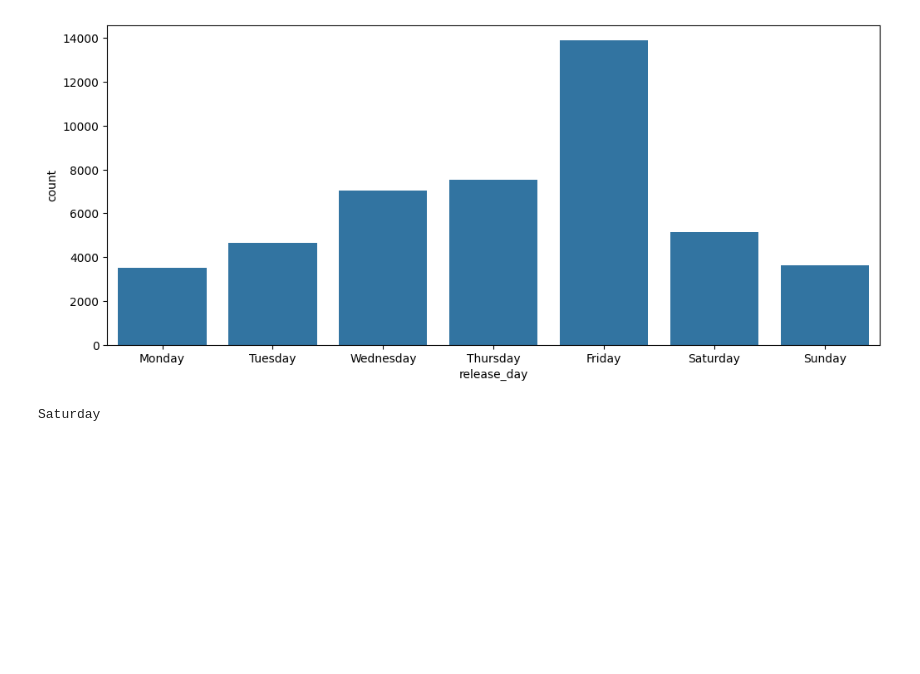
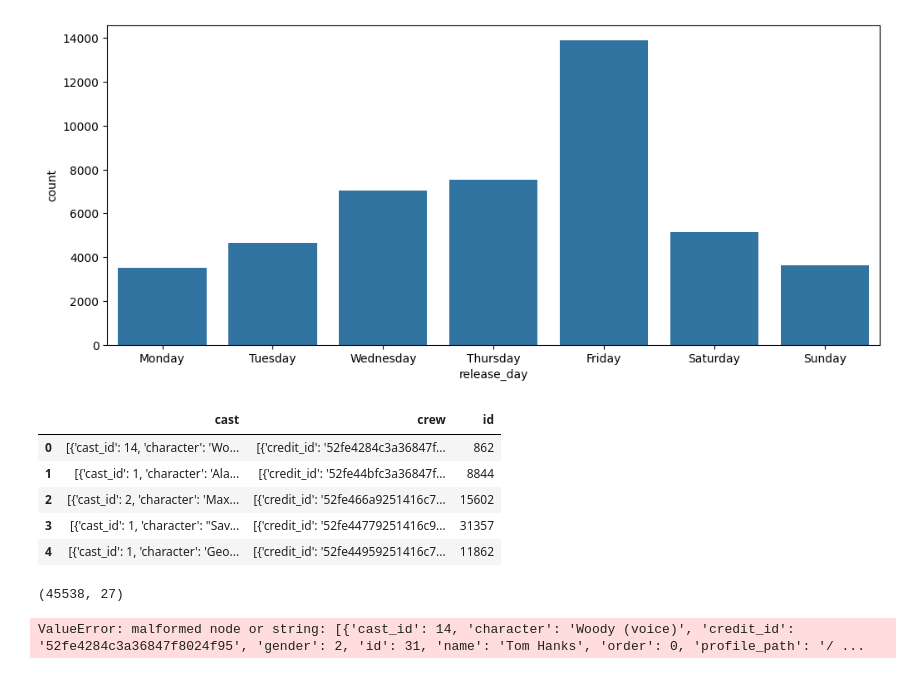
Before and after one commit to AleksandrMac/learning, a Jupyter notebook: ai/hw/7_3_Домашняя_работа.ipynb, the cells around one changed output. Cells and saved outputs as stored; diff of their text form; code cells hidden in the pictures; blank space fills up the shorter version.

```diff
--- a/ai/hw/7_3_Домашняя_работа.ipynb
+++ b/ai/hw/7_3_Домашняя_работа.ipynb
@@ -114,19 +114,33 @@ sns.barplot(x='release_day', y='count', data=release_day_df) # рисуем ст
 plt.show()
 # %% [output]
 [figure]
-# %%
-#    Известные актеры снимаются в самых кассовых фильмахimport calendar
-from datetime import datetime
-
-# Пример даты
-date = datetime(2025, 4, 5)  # 5 апреля 2025 года
-
-# Получаем номер дня недели (0 = понедельник, ..., 6 = воскресенье)
-weekday_index = date.weekday()
-
-# Получаем название дня недели на английском
-day_name = calendar.day_name[weekday_index]
-
-print(day_name)  # Выведет: Saturday
-# %% [output]
-Saturday
+# %%
+#    Известные актеры снимаются в самых кассовых фильмах
+credits_df = pd.read_csv('./the_movies_dataset/credits.csv')
+credits_df.head()
+# %% [output]
+|  | cast | crew | id |
+| 0 | [{'cast_id': 14, 'character': 'Wo... | [{'credit_id': '52fe4284c3a36847f... | 862 |
+| 1 | [{'cast_id': 1, 'character': 'Ala... | [{'credit_id': '52fe44bfc3a36847f... | 8844 |
+| 2 | [{'cast_id': 2, 'character': 'Max... | [{'credit_id': '52fe466a9251416c7... | 15602 |
+| 3 | [{'cast_id': 1, 'character': "Sav... | [{'credit_id': '52fe44779251416c9... | 31357 |
+| 4 | [{'cast_id': 1, 'character': 'Geo... | [{'credit_id': '52fe44959251416c7... | 11862 |
+# %%
+def convert_int(x):
+    try:
+        return int(x)
+    except:
+        return np.nan
+
+df['id'] = df['id'].apply(convert_int)  # Преобразуем к int
+df = df.drop(df[df['id'].isnull()].index)
+df['id'] = df['id'].astype('int')
+df_merge = df.merge(credits_df, on='id')
+df_merge.shape
+# %% [output]
+(45538, 27)
+# %%
+import ast
+df_merge['cast'] = df_merge['cast'].apply(ast.literal_eval) # Строку в словарь '{"a": 1}' -> {'a': 1}
+# %% [output]
+ValueError: malformed node or string: [{'cast_id': 14, 'character': 'Woody (voice)', 'credit_id': '52fe4284c3a36847f8024f95', 'gender': 2, 'id': 31, 'name': 'Tom Hanks', 'order': 0, 'profile_path': '/ ...
```
Also changed, not shown: parts of 5 cells of this notebook.
